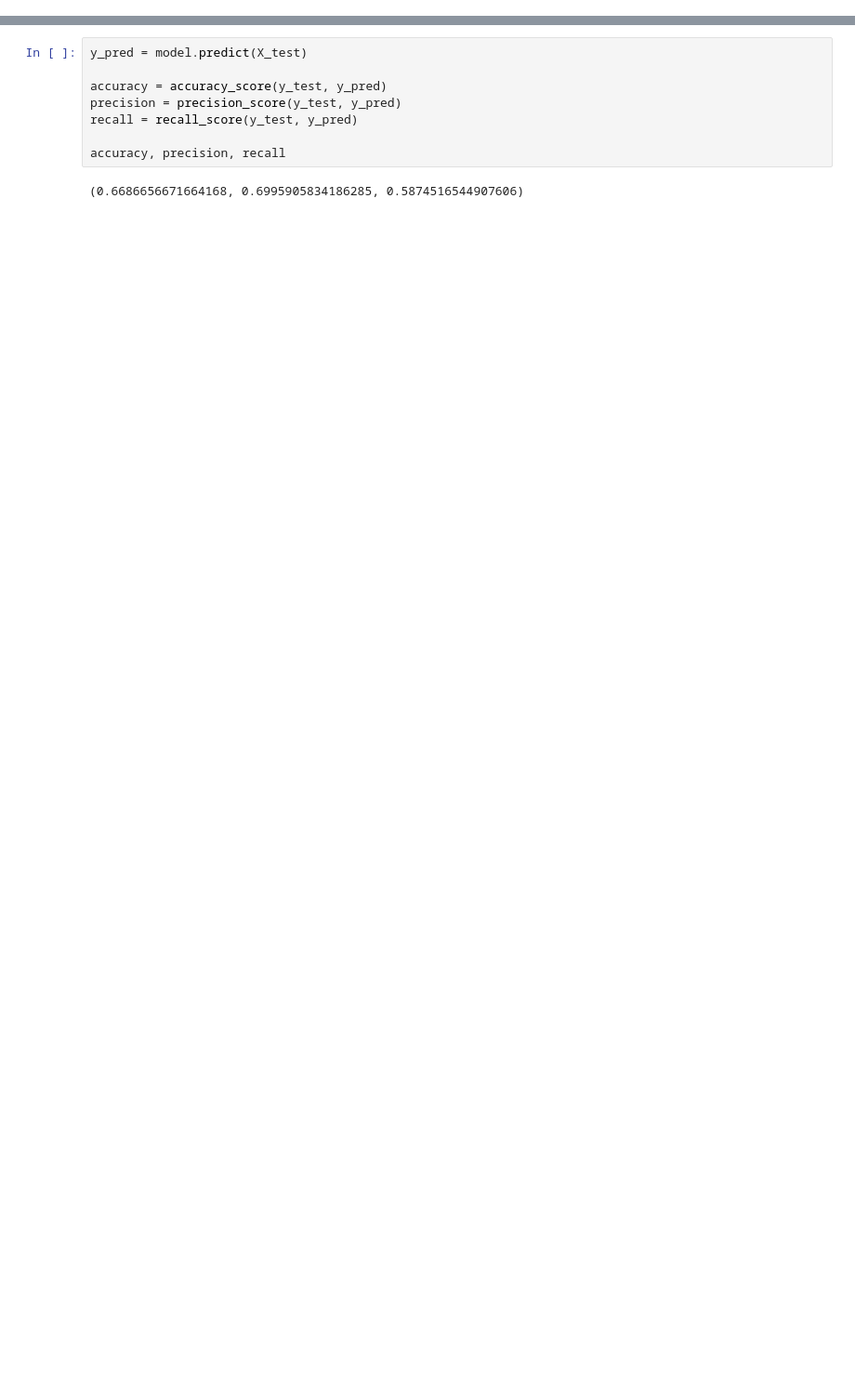
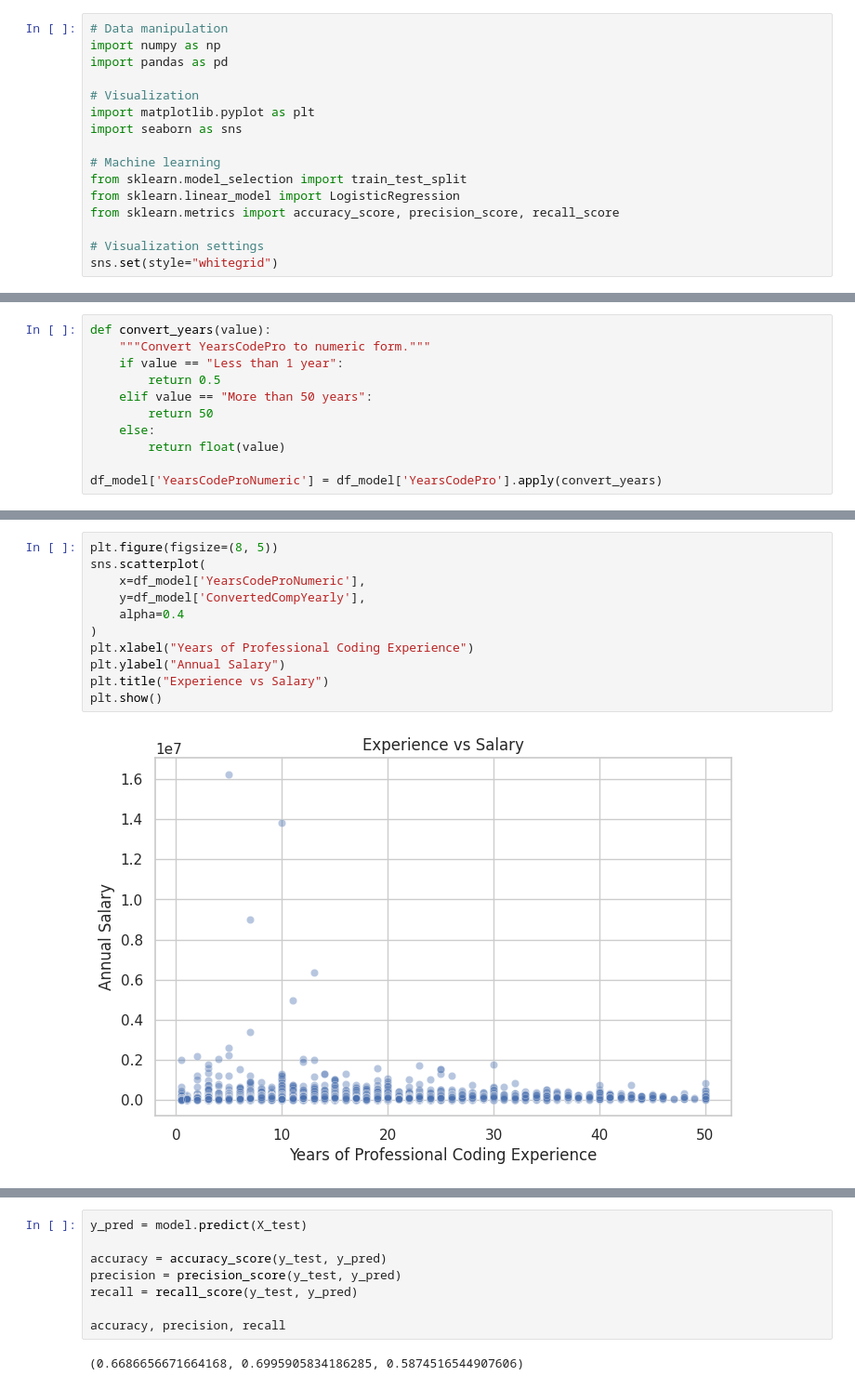
Before and after one commit to Mojahid-Souti/stack-overflow-salary-prediction, a Jupyter notebook: notebook.ipynb, the cells around one changed output, grey strips where cells are left out. Shown at 93% size. Cells and saved outputs as stored; diff of their text form; blank space fills up the shorter version.

```diff
--- a/notebook.ipynb
+++ b/notebook.ipynb
@@ -115,0 +46,16 @@ LogisticRegression()
+# %%
+# Data manipulation
+import numpy as np
+import pandas as pd
+
+# Visualization
+import matplotlib.pyplot as plt
+import seaborn as sns
+
+# Machine learning
+from sklearn.model_selection import train_test_split
+from sklearn.linear_model import LogisticRegression
+from sklearn.metrics import accuracy_score, precision_score, recall_score
+
+# Visualization settings
+sns.set(style="whitegrid")
@@ -115,0 +157,11 @@ LogisticRegression()
+# %%
+def convert_years(value):
+    """Convert YearsCodePro to numeric form."""
+    if value == "Less than 1 year":
+        return 0.5
+    elif value == "More than 50 years":
+        return 50
+    else:
+        return float(value)
+
+df_model['YearsCodeProNumeric'] = df_model['YearsCodePro'].apply(convert_years)
@@ -115,0 +198,13 @@ LogisticRegression()
+# %%
+plt.figure(figsize=(8, 5))
+sns.scatterplot(
+    x=df_model['YearsCodeProNumeric'],
+    y=df_model['ConvertedCompYearly'],
+    alpha=0.4
+)
+plt.xlabel("Years of Professional Coding Experience")
+plt.ylabel("Annual Salary")
+plt.title("Experience vs Salary")
+plt.show()
+# %% [output]
+[figure, added]
```
Also changed, not shown: parts of 61 cells of this notebook.
